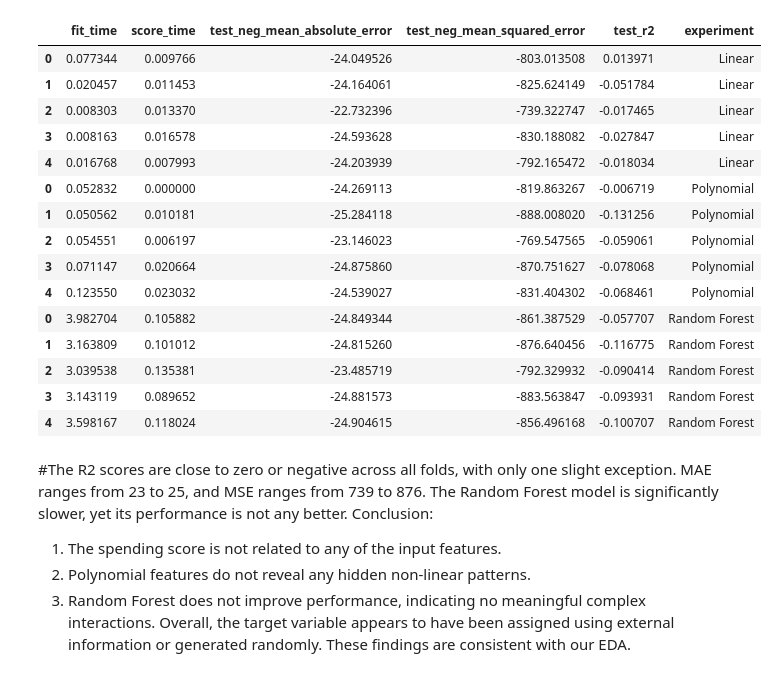
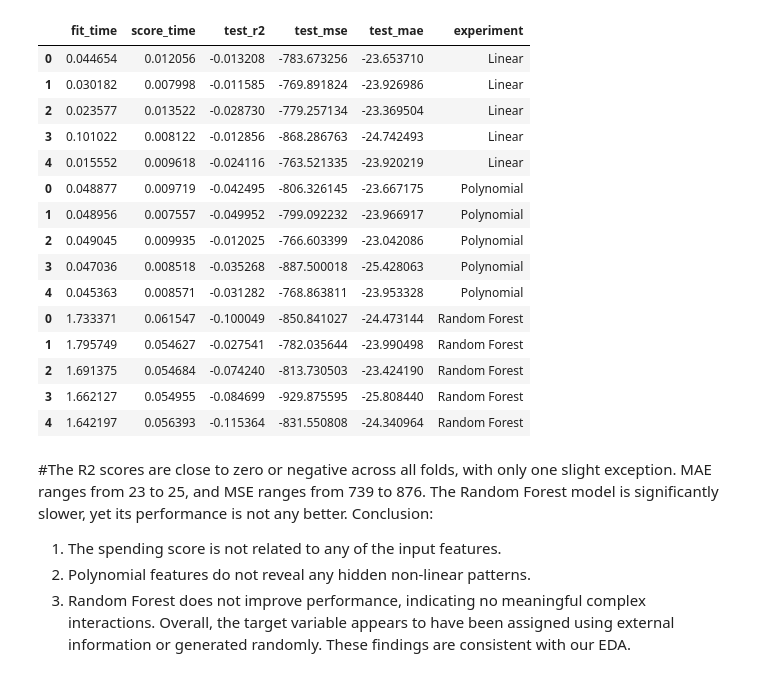
Before and after one commit to jay-ramani/predict_customer_spending_score, a Jupyter notebook: experiments/notebooks/02_regression.ipynb, the cells around one changed output. Cells and saved outputs as stored; diff of their text form; code cells hidden in the pictures.

```diff
--- a/experiments/notebooks/02_regression.ipynb
+++ b/experiments/notebooks/02_regression.ipynb
@@ -22,3 +3,6 @@ df = df.drop(columns=["CustomerID"]).rename(
+# %%
+#Read cleaned data file Customers.csv into dataframe, and inspect first few rows
+df = pd.read_csv("../../data/processed/Customers.csv")
 # %%
 #Define input features, target variable, and numerical/categorical columns
 from sklearn.model_selection import train_test_split
@@ -152,35 +136,41 @@ Pipeline(steps=[('preprocess',
                                        random_state=42))])
 # %%
 #Fit model using cross validation for above pipelines and store results in dataframe
+scoring = {
+    'r2': 'r2',
+    'mse': 'neg_mean_squared_error',
+    'mae': 'neg_mean_absolute_error'
+}
+
 results = cross_validate(pipe_linear, X_train, y_train, cv = 5, scoring = scoring)
 results_linear = pd.DataFrame(results).assign(experiment = "Linear")
 
 results = cross_validate(pipe_polynomial, X_train, y_train, cv = 5, scoring = scoring)
 results_polynomial = pd.DataFrame(results).assign(experiment = "Polynomial")
 
 results = cross_validate(pipe_rf, X_train, y_train, cv = 5, scoring = scoring)
 results_rf = pd.DataFrame(results).assign(experiment = "Random Forest")
 
 all_results = pd.concat([results_linear, results_polynomial, results_rf])
 
 all_results
 # %% [output]
-|  | fit_time | score_time | test_neg_mean_absolute_error | test_neg_mean_squared_error | test_r2 | experiment |
-| 0 | 0.077344 | 0.009766 | -24.049526 | -803.013508 | 0.013971 | Linear |
-| 1 | 0.020457 | 0.011453 | -24.164061 | -825.624149 | -0.051784 | Linear |
-| 2 | 0.008303 | 0.013370 | -22.732396 | -739.322747 | -0.017465 | Linear |
-| 3 | 0.008163 | 0.016578 | -24.593628 | -830.188082 | -0.027847 | Linear |
-| 4 | 0.016768 | 0.007993 | -24.203939 | -792.165472 | -0.018034 | Linear |
-| 0 | 0.052832 | 0.000000 | -24.269113 | -819.863267 | -0.006719 | Polynomial |
-| 1 | 0.050562 | 0.010181 | -25.284118 | -888.008020 | -0.131256 | Polynomial |
-| 2 | 0.054551 | 0.006197 | -23.146023 | -769.547565 | -0.059061 | Polynomial |
-| 3 | 0.071147 | 0.020664 | -24.875860 | -870.751627 | -0.078068 | Polynomial |
-| 4 | 0.123550 | 0.023032 | -24.539027 | -831.404302 | -0.068461 | Polynomial |
-| 0 | 3.982704 | 0.105882 | -24.849344 | -861.387529 | -0.057707 | Random Forest |
-| 1 | 3.163809 | 0.101012 | -24.815260 | -876.640456 | -0.116775 | Random Forest |
-| 2 | 3.039538 | 0.135381 | -23.485719 | -792.329932 | -0.090414 | Random Forest |
-| 3 | 3.143119 | 0.089652 | -24.881573 | -883.563847 | -0.093931 | Random Forest |
-| 4 | 3.598167 | 0.118024 | -24.904615 | -856.496168 | -0.100707 | Random Forest |
+|  | fit_time | score_time | test_r2 | test_mse | test_mae | experiment |
+| 0 | 0.044654 | 0.012056 | -0.013208 | -783.673256 | -23.653710 | Linear |
+| 1 | 0.030182 | 0.007998 | -0.011585 | -769.891824 | -23.926986 | Linear |
+| 2 | 0.023577 | 0.013522 | -0.028730 | -779.257134 | -23.369504 | Linear |
+| 3 | 0.101022 | 0.008122 | -0.012856 | -868.286763 | -24.742493 | Linear |
+| 4 | 0.015552 | 0.009618 | -0.024116 | -763.521335 | -23.920219 | Linear |
+| 0 | 0.048877 | 0.009719 | -0.042495 | -806.326145 | -23.667175 | Polynomial |
+| 1 | 0.048956 | 0.007557 | -0.049952 | -799.092232 | -23.966917 | Polynomial |
+| 2 | 0.049045 | 0.009935 | -0.012025 | -766.603399 | -23.042086 | Polynomial |
+| 3 | 0.047036 | 0.008518 | -0.035268 | -887.500018 | -25.428063 | Polynomial |
+| 4 | 0.045363 | 0.008571 | -0.031282 | -768.863811 | -23.953328 | Polynomial |
+| 0 | 1.733371 | 0.061547 | -0.100049 | -850.841027 | -24.473144 | Random Forest |
+| 1 | 1.795749 | 0.054627 | -0.027541 | -782.035644 | -23.990498 | Random Forest |
+| 2 | 1.691375 | 0.054684 | -0.074240 | -813.730503 | -23.424190 | Random Forest |
+| 3 | 1.662127 | 0.054955 | -0.084699 | -929.875595 | -25.808440 | Random Forest |
+| 4 | 1.642197 | 0.056393 | -0.115364 | -831.550808 | -24.340964 | Random Forest |
 # %% [markdown]
 #The R2 scores are close to zero or negative across all folds, with only one slight exception. MAE ranges from 23 to 25, and MSE ranges from 739 to 876. The Random Forest model is significantly slower, yet its performance is not any better.
 Conclusion:
```
Also changed, not shown: parts of 3 cells of this notebook, 3 other files.
